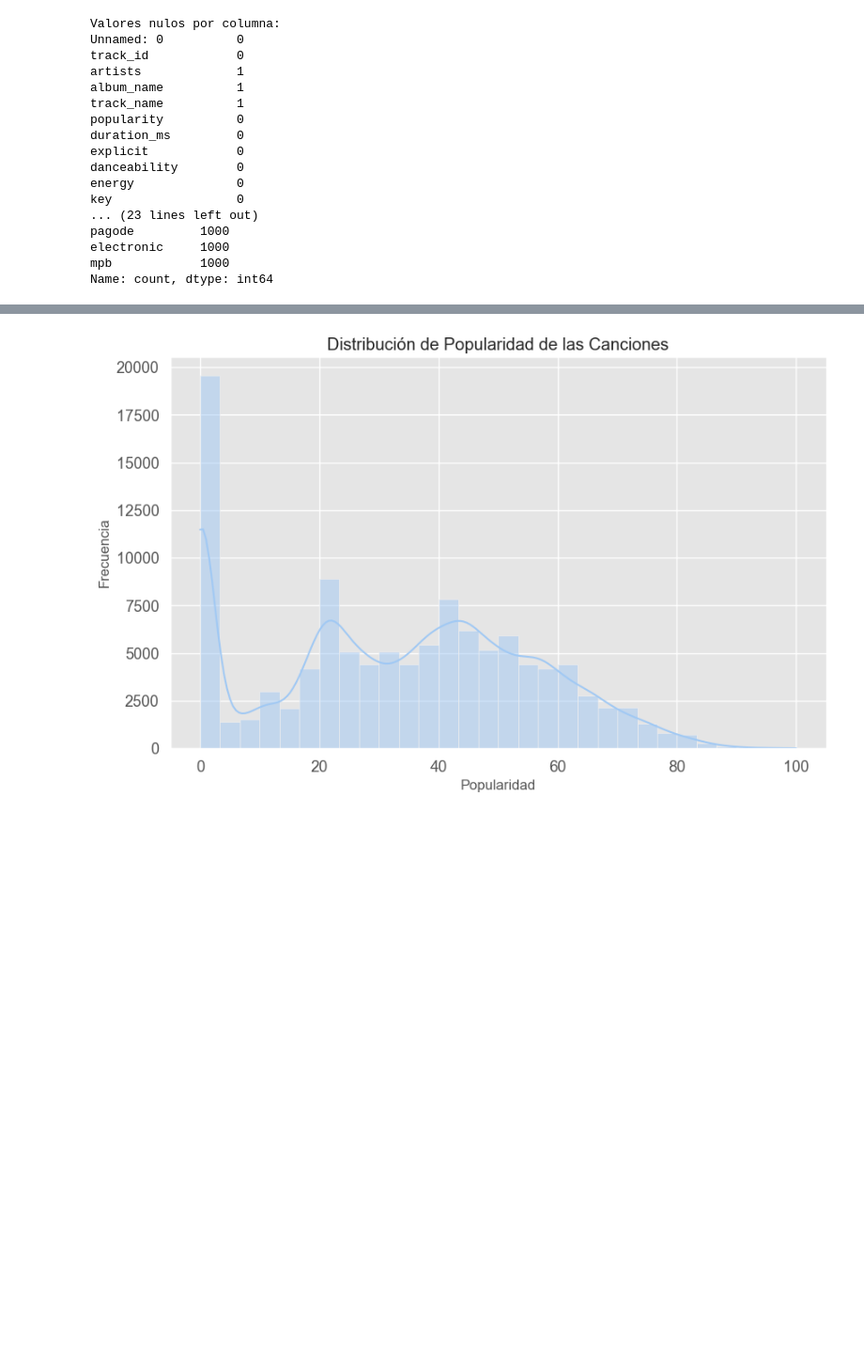
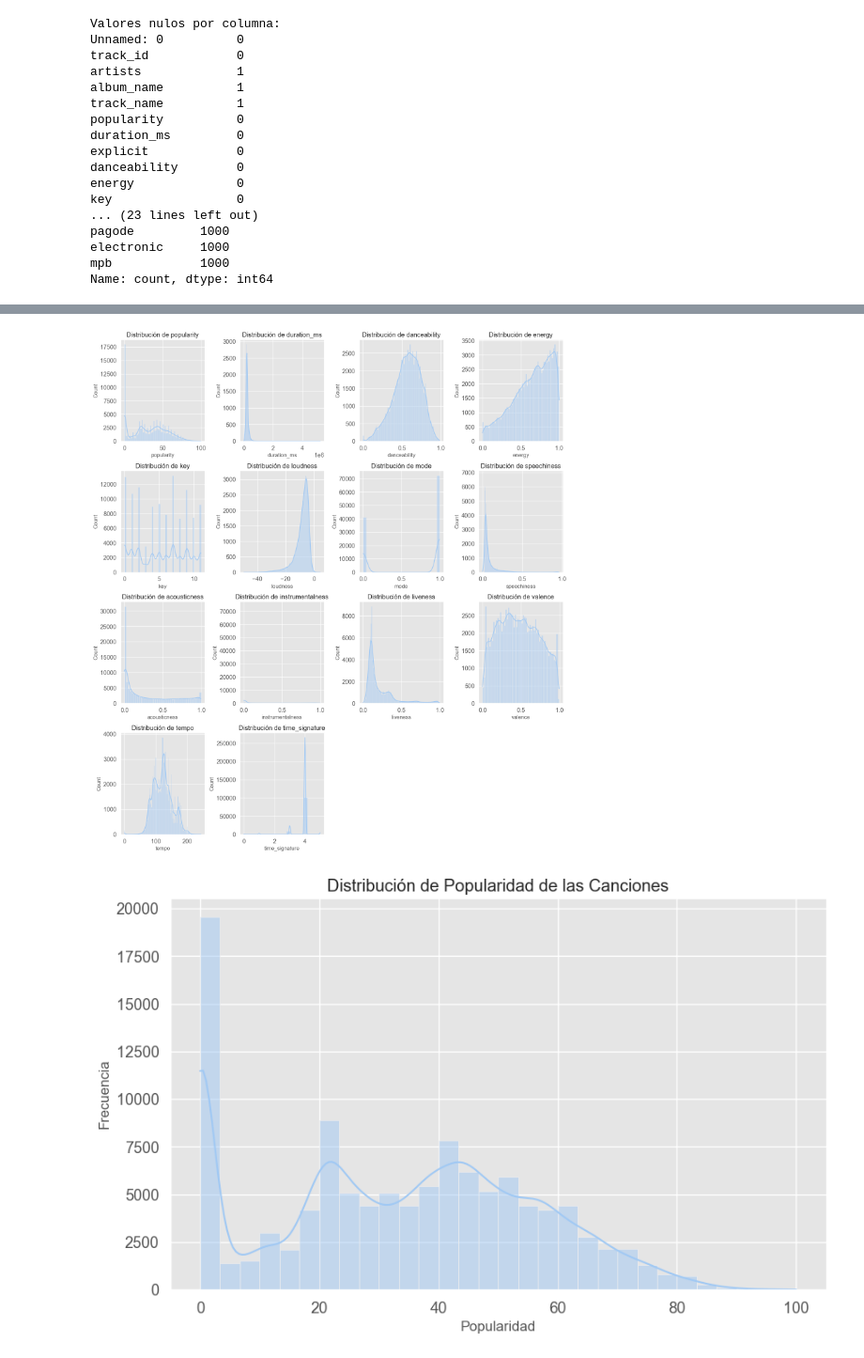
Before and after one commit to MariaClara091/jbook_ml2025, a Jupyter notebook: _sources/Analisis_exploratorio.ipynb, the cells around one changed output, grey strips where cells are left out. Shown at 94% size. Drawn from its saved outputs; the diff is of its cells as text; code cells hidden in the pictures; blank space fills up the shorter version.

```diff
--- a/_sources/Analisis_exploratorio.ipynb
+++ b/_sources/Analisis_exploratorio.ipynb
@@ -96,6 +96,20 @@ tempo               0
 time_signature      0
 track_genre         0
 dtype: int64
+# %%
+# Distribución de todas las variables
+def plot_distributions(df, columns):
+    plt.figure(figsize=(15, 20))
+    for i, col in enumerate(columns):
+        plt.subplot(5, 4, i+1)
+        sns.histplot(df[col], kde=True)
+        plt.title(f'Distribución de {col}')
+        plt.tight_layout()
+    plt.show()
+numeric_cols = df.select_dtypes(include=['int64', 'float64']).columns
+plot_distributions(df, numeric_cols)
+# %% [output]
+[figure, added]
 # %%
 # Análisis de la distribución de popularity
 plt.figure(figsize=(10, 6))
```
Also changed, not shown: parts of 2 cells of this notebook, 4 other files.
